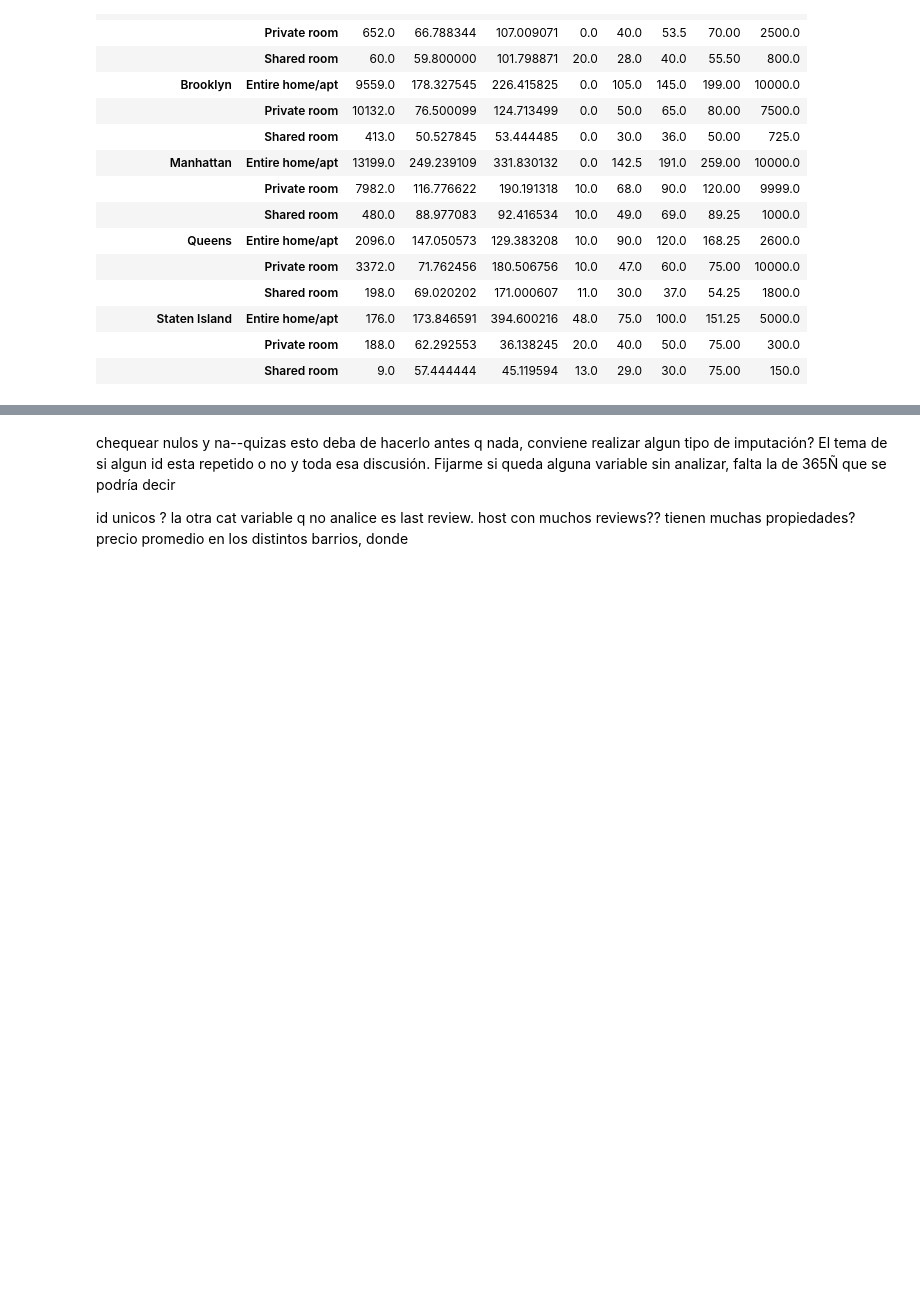
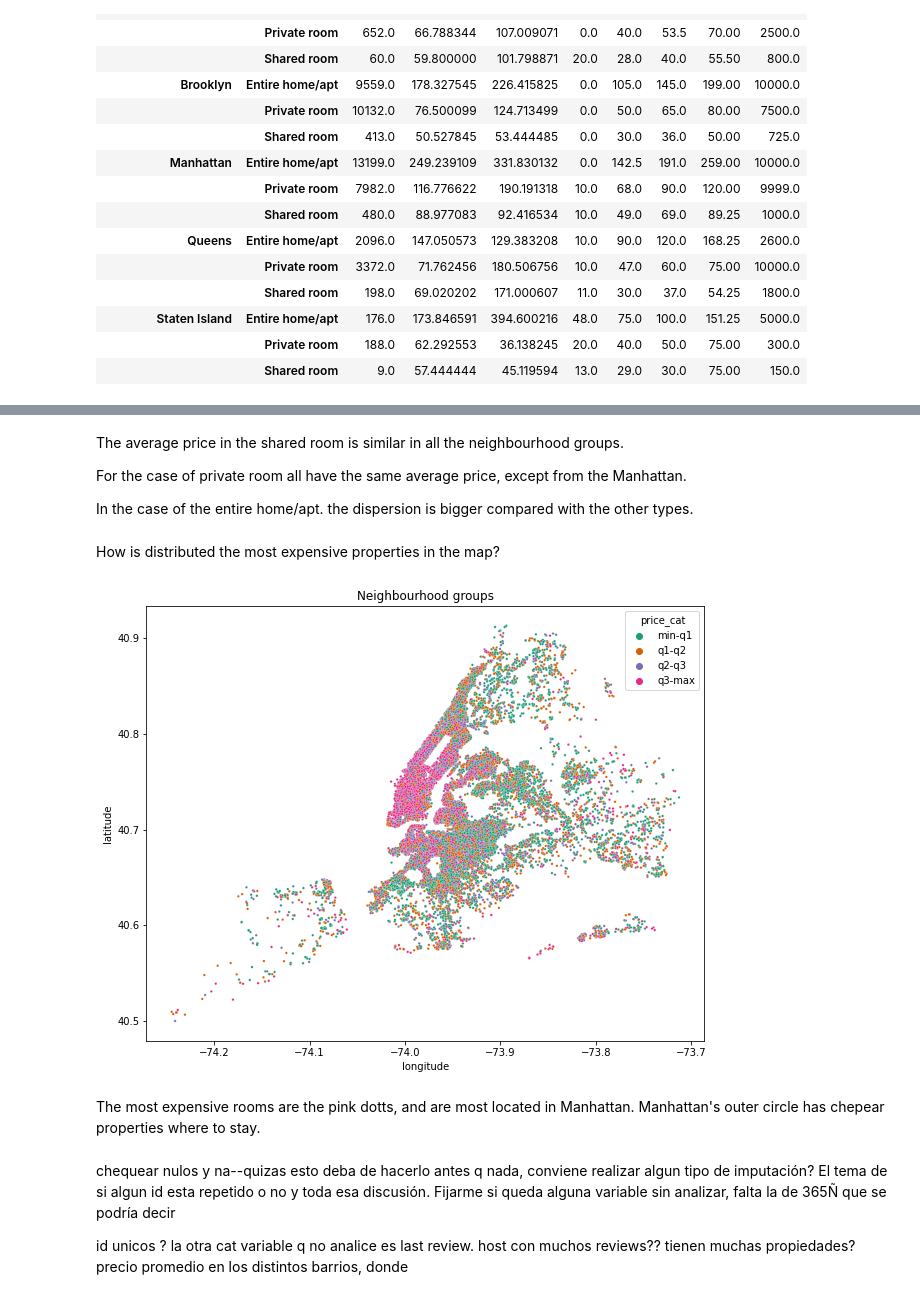
Before and after one commit to camidelgado/machine-learning-python-template, a Jupyter notebook: src/explore.ipynb, the cells around one changed output, grey strips where cells are left out. Cells and saved outputs as stored; diff of their text form; code cells hidden in the pictures; blank space fills up the shorter version.

```diff
--- a/src/explore.ipynb
+++ b/src/explore.ipynb
@@ -298,3 +291,37 @@ SyntaxError: invalid syntax (2508265815.py, line 1)
+# %% [markdown]
+The average price in the shared room is similar in all the neighbourhood groups.
+
+For the case of private room all have the same average price, except from the Manhattan.
+
+In the case of the entire home/apt. the dispersion is bigger compared with the other types.
+# %% [markdown]
+How is distributed the most expensive properties in the map?
+# %%
+q1=df['price'].quantile(q=0.25)
+q2=df['price'].quantile(q=0.5)
+q3=df['price'].quantile(q=0.75)
+
+def category(price):
+  if price <= q1:
+    return 'min-q1'
+  elif price<= q2:
+    return 'q1-q2'
+  elif price<= q3:
+    return 'q2-q3'
+  else:
+    return 'q3-max'
+
+df['price_cat']=df['price'].apply(category).astype('category')
+
+plt.figure(figsize=(10,8))
+sns.scatterplot(x=df['longitude'], y=df['latitude'], hue=df['price_cat'],s=6, hue_order=['min-q1','q1-q2','q2-q3','q3-max'], palette='Dark2')
+plt.title('Neighbourhood groups')
+plt.show()
+# %% [output]
+[figure, added]
+# %% [markdown]
+The most expensive rooms are the pink dotts, and are most located in Manhattan.
+Manhattan's outer circle has chepear properties where to stay.
 # %% [markdown]
 
 chequear nulos y na--quizas esto deba de hacerlo antes q nada, conviene realizar algun tipo de imputación?
```
Also changed, not shown: parts of 23 cells of this notebook.
